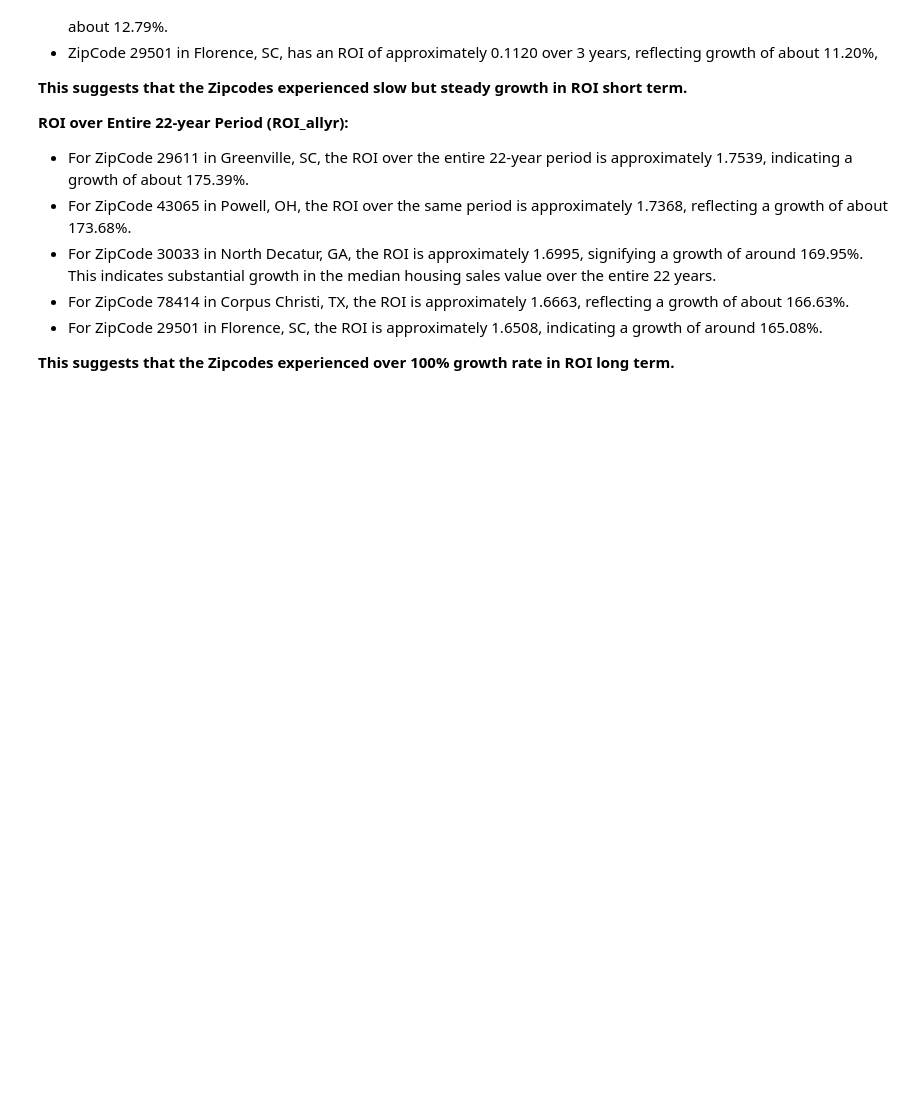
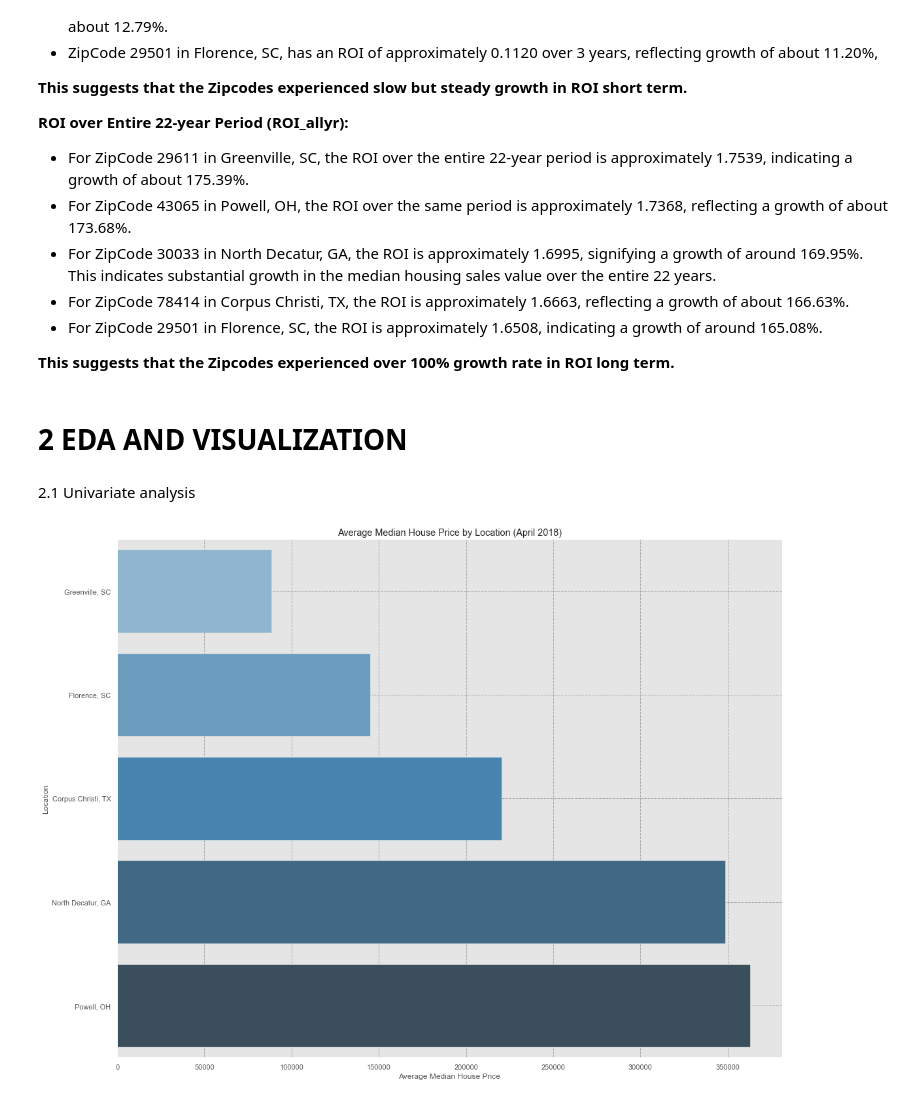
Before and after one commit to mbuvimuia/Time-Series-Analysis-Zillow-Data, a Jupyter notebook: index.ipynb, the cells around one changed output. Saved outputs shown, nothing was run; the diff lists cells and outputs as text; code cells hidden in the pictures; blank space fills up the shorter version.

Commit message:
Update index.ipynb
data analysis

```diff
--- a/index.ipynb
+++ b/index.ipynb
@@ -50,3 +42,22 @@ warnings.simplefilter('ignore')
+# %%
+#importing the necessary libraries
+import pandas as pd
+import matplotlib.pyplot as plt
+import numpy as np
+from sklearn.metrics import mean_squared_error as MSE
+from math import sqrt
+import warnings
+warnings.simplefilter('ignore')
+with warnings.catch_warnings():
+    warnings.filterwarnings("ignore")
+plt.style.use('ggplot')
+%matplotlib inline
+#Time series analysis tools.
+from pandas.plotting import autocorrelation_plot
+from statsmodels.tsa.stattools import adfuller
+from statsmodels.tsa.seasonal import seasonal_decompose
+from statsmodels.tsa.statespace.sarimax import SARIMAX
+from statsmodels.graphics.tsaplots import plot_acf, plot_pacf
 # %%
 df = pd.read_csv("Data/zillow_data.csv")
 df.head()
@@ -372,3 +383,25 @@ zc_best5[['ZipCode', 'location', 'ROI_allyr', 'ROI_20yr',
 - For ZipCode 29501 in Florence, SC, the ROI is approximately 1.6508, indicating a growth of around 165.08%.
 
 **This suggests that the Zipcodes experienced over 100% growth rate in ROI long term.**
+# %% [markdown]
+# 2 EDA AND VISUALIZATION
+# %% [markdown]
+2.1 Univariate analysis
+# %%
+# Calculating the average median house price for each state in April 2018
+location_price = zc_best5.groupby('location')['2018-04'].mean().sort_values()
+
+# Reset index for easier plotting with seaborn
+location_price = location_price.reset_index()
+
+# Plotting the average median house price by state for April 2018
+plt.figure(figsize=(16, 12))
+sns.barplot(x='2018-04', y='location', data=location_price, palette='Blues_d')
+plt.title('Average Median House Price by Location (April 2018)')
+plt.xlabel('Average Median House Price')
+plt.ylabel('Location')
+plt.grid(True, which="both", linestyle="--", color='0.65')
+plt.tight_layout()
+plt.show()
+# %% [output]
+[figure, added]
```
Also changed, not shown: parts of 26 cells of this notebook.
